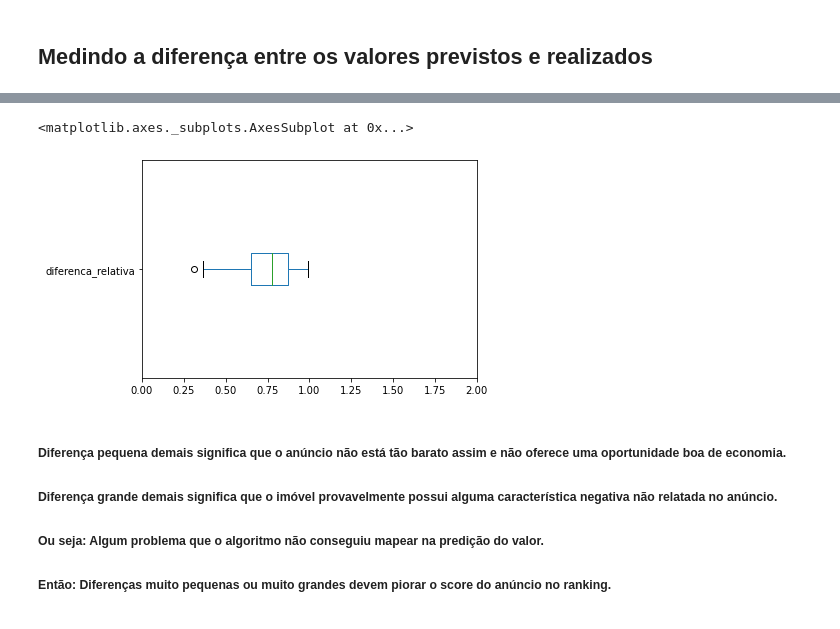
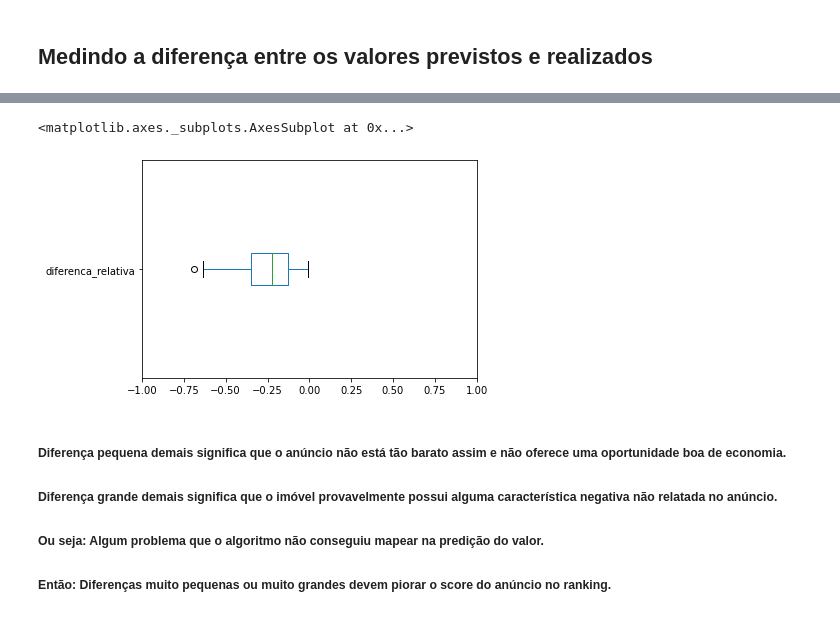
Before and after one commit to frlsouza/pmv_tcc_airbnb, a Jupyter notebook: tcc-puc-airbnb-5-resultados.ipynb, the cells around one changed output, grey strips where cells are left out. Cells and saved outputs as stored; diff of their text form; code cells hidden in the pictures.

```diff
--- a/tcc-puc-airbnb-5-resultados.ipynb
+++ b/tcc-puc-airbnb-5-resultados.ipynb
@@ -136,7 +136,7 @@ df_resultados[['realizado', 'previsto']][0:70].plot(kind='line', figsize=(16,8))
 # %% [markdown]
 ## Medindo a diferença entre os valores previstos e realizados
 # %%
-df_resultados['diferenca_relativa'] = df_resultados['realizado'] / df_resultados['previsto']
+df_resultados['diferenca_relativa'] = (df_resultados['realizado'] / df_resultados['previsto']) - 1
 df_resultados.set_index('id', inplace=True)
 df_resultados.sort_values('diferenca_relativa', inplace=True)
 df_resultados
@@ -157,7 +157,7 @@ df_resultados
 700 rows × 3 columns
 # %%
 anuncios_baratos = df_resultados[['diferenca_relativa']]
-anuncios_baratos.query('diferenca_relativa < 1', inplace = True)
+anuncios_baratos.query('diferenca_relativa < 0', inplace = True)
 # %%
 anuncios_baratos
 # %% [output]
@@ -185,8 +185,8 @@ anuncios_baratos.plot.density(xlim=(0, 2))
 # %%
-anuncios_baratos.plot.box(xlim=(0, 2), vert=False)
+anuncios_baratos.plot.box(xlim=(-1, 1), vert=False)
 # %% [output]
 <matplotlib.axes._subplots.AxesSubplot at 0x...>
-[figure, old version]
+[figure, new version]
 # %% [markdown]
 ##### Diferença pequena demais significa que o anúncio não está tão barato assim e não oferece uma oportunidade boa de economia.
 ##### Diferença grande demais significa que o imóvel provavelmente possui alguma característica negativa não relatada no anúncio.
```
Also changed, not shown: parts of 7 cells of this notebook, 7 other files.
